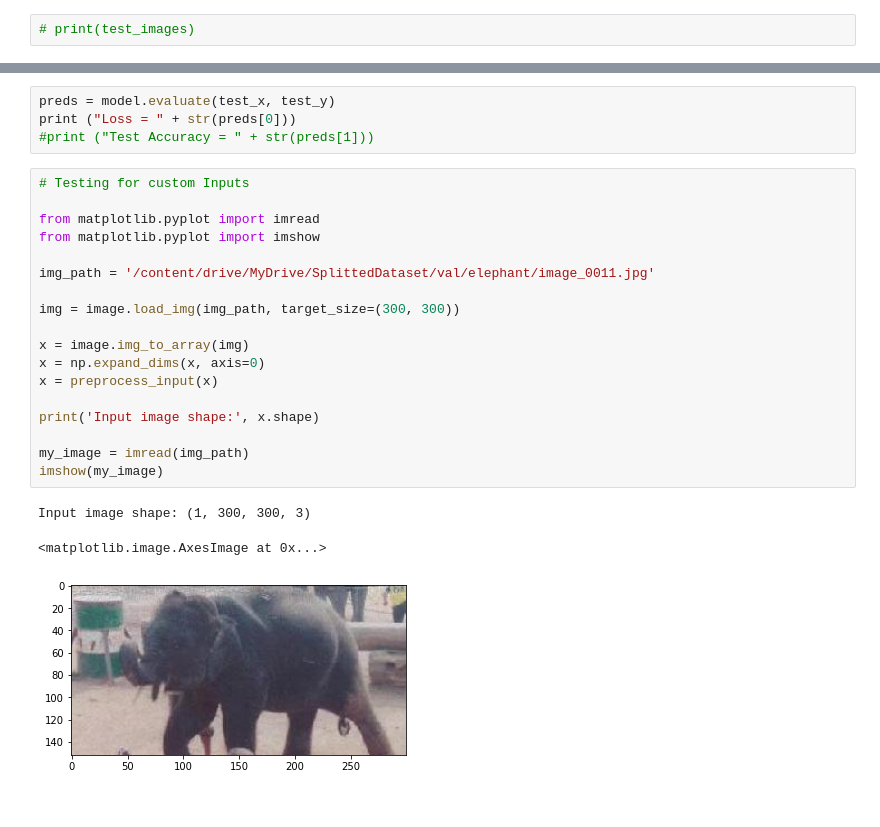
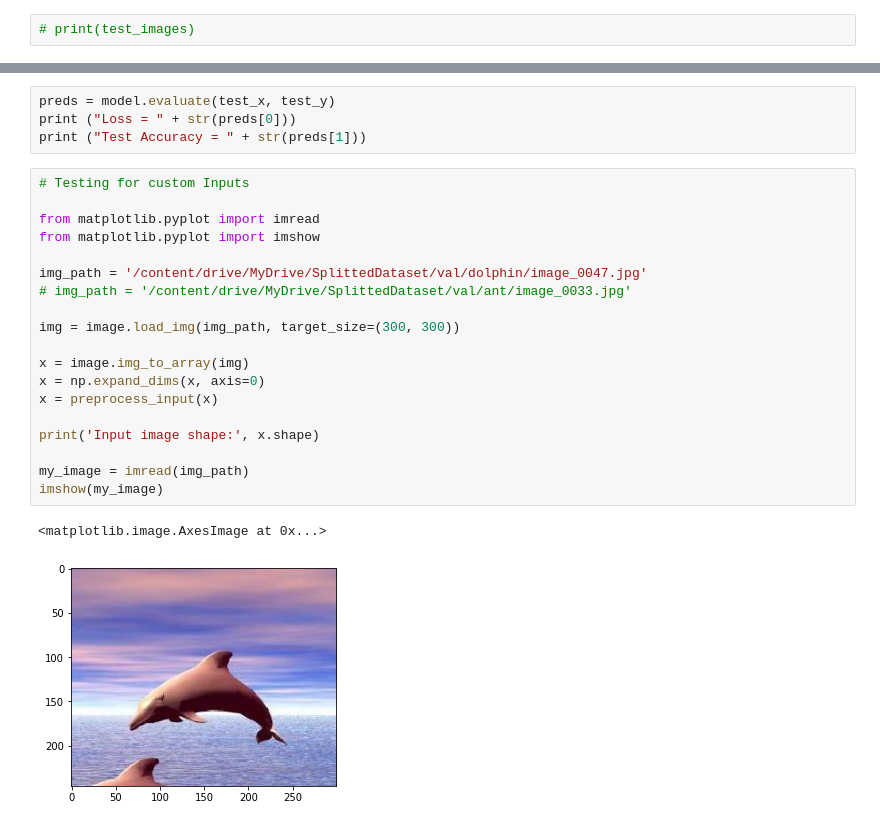
Before and after one commit to rajni0829/Computer-Vision, a Jupyter notebook: Object_Classification.ipynb, the cells around one changed output, grey strips where cells are left out. Cells and saved outputs as stored; diff of their text form.

```diff
--- a/Object_Classification.ipynb
+++ b/Object_Classification.ipynb
@@ -355,29 +366,29 @@ NameError: ignored
 # %%
 preds = model.evaluate(test_x, test_y)
 print ("Loss = " + str(preds[0]))
-#print ("Test Accuracy = " + str(preds[1]))
+print ("Test Accuracy = " + str(preds[1]))
 # %%
 # Testing for custom Inputs
 
 from matplotlib.pyplot import imread
 from matplotlib.pyplot import imshow
 
-img_path = '/content/drive/MyDrive/SplittedDataset/val/elephant/image_0011.jpg'
+img_path = '/content/drive/MyDrive/SplittedDataset/val/dolphin/image_0047.jpg'
+# img_path = '/content/drive/MyDrive/SplittedDataset/val/ant/image_0033.jpg'
 
 img = image.load_img(img_path, target_size=(300, 300))
 
 x = image.img_to_array(img)
 x = np.expand_dims(x, axis=0)
 x = preprocess_input(x)
 
 print('Input image shape:', x.shape)
 
 my_image = imread(img_path)
 imshow(my_image)
 # %% [output]
-Input image shape: (1, 300, 300, 3)
+<matplotlib.image.AxesImage at 0x...>
-<matplotlib.image.AxesImage at 0x...>
-[figure, old version]
+[figure, new version]
 # %%
 print(model.predict(x))
 # %% [output]
```
Also changed, not shown: parts of 25 cells of this notebook.
